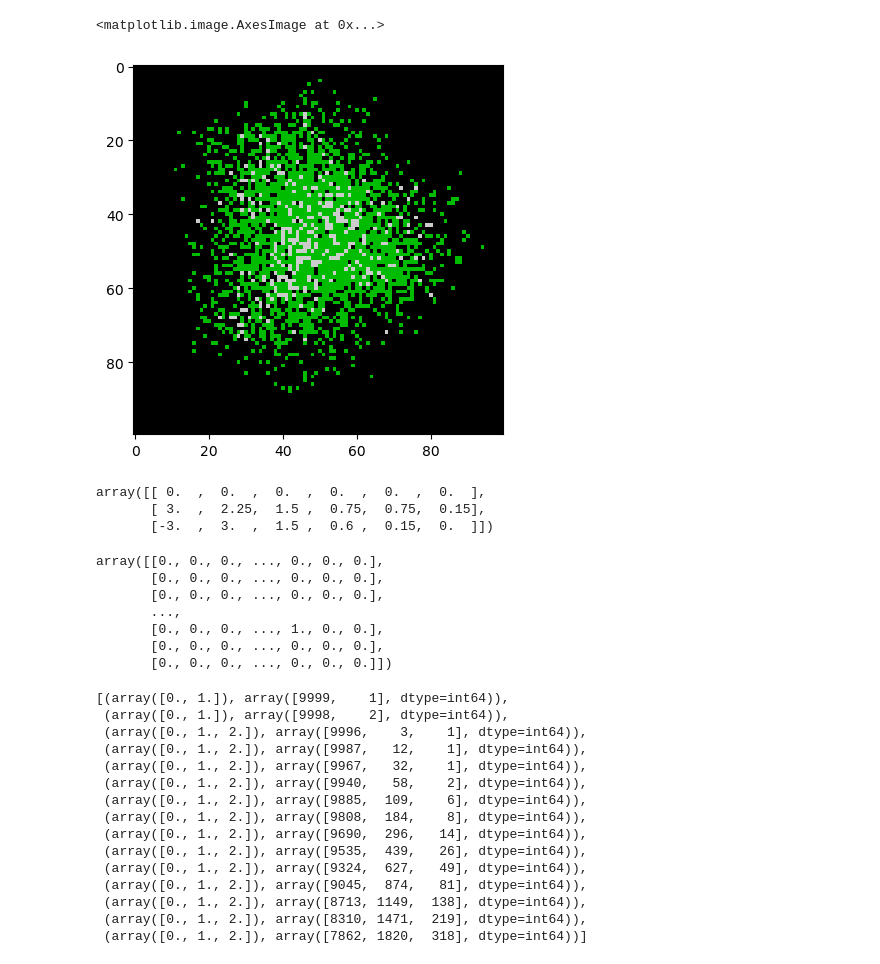
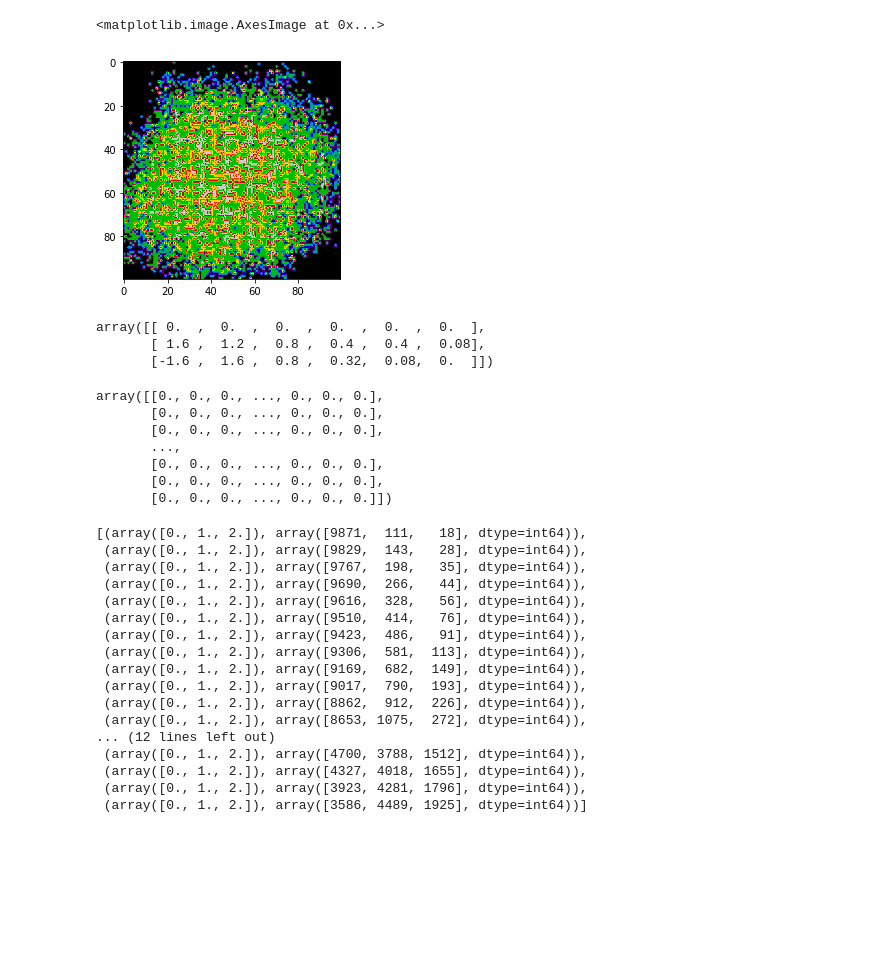
Before and after one commit to kuj24824/Complex_Systems, a Jupyter notebook: Code/BaseCityplanner_Alex.ipynb, the cells around one changed output. Drawn from its saved outputs; the diff is of its cells as text; code cells hidden in the pictures; blank space fills up the shorter version.

```diff
--- a/Code/BaseCityplanner_Alex.ipynb
+++ b/Code/BaseCityplanner_Alex.ipynb
@@ -3,18 +3,18 @@ import numpy as np
 import math
 import matplotlib.pyplot as plt
 # %%
-translation_rates_bkp = np.array([[[[0,0,0,0,0,0],[0,0,0,0,0,0],[0,0,0,0,0,0]],            #Transition from V to V based on V,R,C neighbor
+translation_rates = np.array([[[[0,0,0,0,0,0],[0,0,0,0,0,0],[0,0,0,0,0,0]],            #Transition from V to V based on V,R,C neighbor
                      [[0,0,0,0,0,0],[ 2, 1.5, 1, 0.5,0.5,0.1],[-2,2, 1, 0.4, 0.1, 0]], #Transition from V to R based on V,R,C neighbor
                      [[0,0,0,0,0,0],[4, 3, 2, 1.5, 1, 1],[25, 5, -1, -1, -1, -1]]],    #Transition from V to C based on V,R,C neighbor
                      [[[0,0,0,0,0,0],[ -2, -1.5, -1, -0.5,-0.5,-0.1],[2,-2, -1, -0.4, -0.1, 0]],                   #Transition from R to V based on V,R,C neighbor
                      [[0,0,0,0,0,0],[0,0,0,0,0,0],[0,0,0,0,0,0]],                      #Transition from R to R based on V,R,C neighbor
                      [[0,0,0,0,0,0],[4, 3, 2, 1.5, 1, 1],[25, 5, -2, -2, -2, -2]]],   #Transition from R to C based on V,R,C neighbor
-                     [[[0,0,0,0,0,0],[-4, -3, -2, -1.5, -1, -1],[-25,-5, 2, 2, 2, 2]],                     #Transition from C to V based on V,R,C neighbor
-                     [[0,0,0,0,0,0],[-4, -3, -2, -1.5, -1, -1],[-25,-5, 2, 2, 2, 2]],                      #Transition from C to R based on V,R,C neighbor
+                     [[[0,0,0,0,0,0],[-4, -3, -2, -1.5, -1, -1],[-25,-5, 2, 2, 2, 2]],  #Transition from C to V based on V,R,C neighbor
+                     [[0,0,0,0,0,0],[-4, -3, -2, -1.5, -1, -1],[-25,-5, 2, 2, 2, 2]],  #Transition from C to R based on V,R,C neighbor
                       [[0,0,0,0,0,0],[0,0,0,0,0,0],[0,0,0,0,0,0]]]]                    #Transition from C to C based on V,R,C neighbor
                             )
 
-translation_rates = np.array([[[[0,0,0,0,0,0],[0,0,0,0,0,0],[0,0,0,0,0,0]],            #Transition from V to V based on V,R,C neighbor
+translation_rates_bkp = np.array([[[[0,0,0,0,0,0],[0,0,0,0,0,0],[0,0,0,0,0,0]],            #Transition from V to V based on V,R,C neighbor
                      [[0,0,0,0,0,0],[ 2, 1.5, 1, 0.5,0.5,0.1],[-2,2, 1, 0.4, 0.1, 0]], #Transition from V to R based on V,R,C neighbor
                      [[0,0,0,0,0,0],[4, 3, 2, 1.5, 1, 1],[25, 25, -1, -1, -1, -1]]],    #Transition from V to C based on V,R,C neighbor
                      [[[0,0,0,0,0,0],[0,0,0,0,0,0],[0,0,0,0,0,0]],                   #Transition from R to V based on V,R,C neighbor
@@ -25,11 +25,19 @@ translation_rates = np.array([[[[0,0,0,0,0,0],[0,0,0,0,0,0],[0,0,0,0,0,0]],
                       [[0,0,0,0,0,0],[0,0,0,0,0,0],[0,0,0,0,0,0]]]]                    #Transition from C to C based on V,R,C neighbor
                             )
 
-translation_rates[0][1][:]=translation_rates[0][1][:] * 1.5 #Amplify occurance of R
-translation_rates[0][2][1]=translation_rates[0][2][1] * 0.01 #Amplify occurance of C from R
-translation_rates[0][2][2]=translation_rates[0][2][2] * 0.1 #Amplify occurance of C from C
-translation_rates[1][2][1]=translation_rates[1][2][1] * 0.01 #Amplify occurance of C from R
-translation_rates[1][2][2]=translation_rates[1][2][2] * 0.1 #Amplify occurance of C from C
+amplify_c = 0.04
+amplify_r = 0.8
+amplify_v = 0.05
+translation_rates[0][1][:]=translation_rates[0][1][:] * amplify_r #Amplify occurance of R
+#From Vacant
+translation_rates[0][2][1]=translation_rates[0][2][1] * amplify_c #Amplify occurance of C from R
+translation_rates[0][2][2]=translation_rates[0][2][2] * amplify_c #Amplify occurance of C from C
+#from residential
+translation_rates[1][2][1]=translation_rates[1][2][1] * amplify_c #Amplify occurance of C from R
+translation_rates[1][2][2]=translation_rates[1][2][2] * amplify_c #Amplify occurance of C from C
+#from commercial
+translation_rates[2][0][:]=translation_rates[2][0][:] * amplify_v #Amplify occurance of V from C
+translation_rates[2][1][:]=translation_rates[2][1][:] * amplify_r #Amplify occurance of R from C
 
 def mincelfun(inarr, params = 3,preservance = 300,perturbation=2.5,base = 1):
     """
@@ -42,7 +50,7 @@ def mincelfun(inarr, params = 3,preservance = 300,perturbation=2.5,base = 1):
     retprob[center_param] = preservance
     for i, rowarr in enumerate(inarr):
         for j, val in enumerate(rowarr):
-            mooredist = min([abs(i-map_center),abs(j-map_center)])-1
+            mooredist = max([abs(i-map_center),abs(j-map_center)])-1
             if mooredist ==0:
                 continue
             n_param = int(val[0])
@@ -132,7 +140,7 @@ def init_grid(N,params):
     return retgrid
 # %%
 dimensions = 100
-time = 15
+time = 40
 solution_dev = np.empty((time,dimensions,dimensions,2))
 init_city = init_grid(dimensions,3)
 solution_dev[0] = init_city
@@ -140,16 +148,16 @@ solution_dev[1] = CA_city(solution_dev[0],moore_n=6)
 for step in range(2,time):
     solution_dev[step] = CA_city(solution_dev[step-1],moore_n=6)
 # %%
-plt.imshow(solution_dev[14,:,:,0], cmap = 'nipy_spectral', vmin = 0, vmax = 2)
+plt.imshow(solution_dev[39,:,:,0], cmap = 'nipy_spectral', vmin = 0, vmax = 2)
 # %% [output]
 <matplotlib.image.AxesImage at 0x...>
-[figure, old version]
+[figure, new version]
 # %%
 translation_rates[0][1][:]
 # %% [output]
 array([[ 0.  ,  0.  ,  0.  ,  0.  ,  0.  ,  0.  ],
-       [ 3.  ,  2.25,  1.5 ,  0.75,  0.75,  0.15],
-       [-3.  ,  3.  ,  1.5 ,  0.6 ,  0.15,  0.  ]])
+       [ 1.6 ,  1.2 ,  0.8 ,  0.4 ,  0.4 ,  0.08],
+       [-1.6 ,  1.6 ,  0.8 ,  0.32,  0.08,  0.  ]])
 # %%
 solution_dev[8,20:60,20:60,0]
 # %% [output]
@@ -157,26 +165,28 @@ array([[0., 0., 0., ..., 0., 0., 0.],
        [0., 0., 0., ..., 0., 0., 0.],
        [0., 0., 0., ..., 0., 0., 0.],
        ...,
-       [0., 0., 0., ..., 1., 0., 0.],
+       [0., 0., 0., ..., 0., 0., 0.],
        [0., 0., 0., ..., 0., 0., 0.],
        [0., 0., 0., ..., 0., 0., 0.]])
 # %%
 state_occurrence = [np.unique(solution_dev[i,:,:,0], return_counts=True) for i in range(time)]
-state_occurrence[0:15]
+state_occurrence[12:]
 # %% [output]
-[(array([0., 1.]), array([9999,    1], dtype=int64)),
- (array([0., 1.]), array([9998,    2], dtype=int64)),
- (array([0., 1., 2.]), array([9996,    3,    1], dtype=int64)),
- (array([0., 1., 2.]), array([9987,   12,    1], dtype=int64)),
- (array([0., 1., 2.]), array([9967,   32,    1], dtype=int64)),
- (array([0., 1., 2.]), array([9940,   58,    2], dtype=int64)),
- (array([0., 1., 2.]), array([9885,  109,    6], dtype=int64)),
- (array([0., 1., 2.]), array([9808,  184,    8], dtype=int64)),
- (array([0., 1., 2.]), array([9690,  296,   14], dtype=int64)),
- (array([0., 1., 2.]), array([9535,  439,   26], dtype=int64)),
- (array([0., 1., 2.]), array([9324,  627,   49], dtype=int64)),
- (array([0., 1., 2.]), array([9045,  874,   81], dtype=int64)),
- (array([0., 1., 2.]), array([8713, 1149,  138], dtype=int64)),
- (array([0., 1., 2.]), array([8310, 1471,  219], dtype=int64)),
- (array([0., 1., 2.]), array([7862, 1820,  318], dtype=int64))]
+[(array([0., 1., 2.]), array([9871,  111,   18], dtype=int64)),
+ (array([0., 1., 2.]), array([9829,  143,   28], dtype=int64)),
+ (array([0., 1., 2.]), array([9767,  198,   35], dtype=int64)),
+ (array([0., 1., 2.]), array([9690,  266,   44], dtype=int64)),
+ (array([0., 1., 2.]), array([9616,  328,   56], dtype=int64)),
+ (array([0., 1., 2.]), array([9510,  414,   76], dtype=int64)),
+ (array([0., 1., 2.]), array([9423,  486,   91], dtype=int64)),
+ (array([0., 1., 2.]), array([9306,  581,  113], dtype=int64)),
+ (array([0., 1., 2.]), array([9169,  682,  149], dtype=int64)),
+ (array([0., 1., 2.]), array([9017,  790,  193], dtype=int64)),
+ (array([0., 1., 2.]), array([8862,  912,  226], dtype=int64)),
+ (array([0., 1., 2.]), array([8653, 1075,  272], dtype=int64)),
+... (12 lines left out)
+ (array([0., 1., 2.]), array([4700, 3788, 1512], dtype=int64)),
+ (array([0., 1., 2.]), array([4327, 4018, 1655], dtype=int64)),
+ (array([0., 1., 2.]), array([3923, 4281, 1796], dtype=int64)),
+ (array([0., 1., 2.]), array([3586, 4489, 1925], dtype=int64))]
 # %%
```
Also changed, not shown: parts of 2 cells of this notebook.
